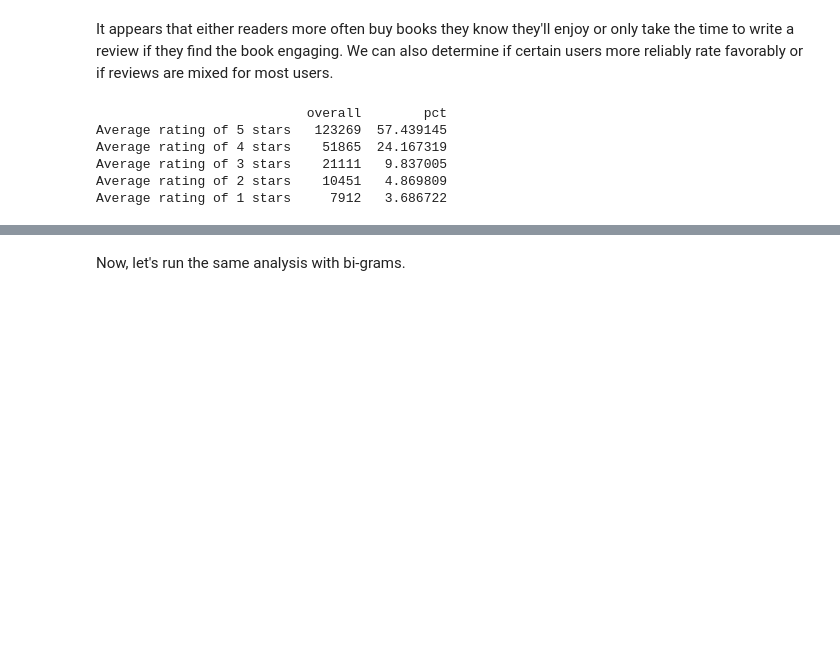
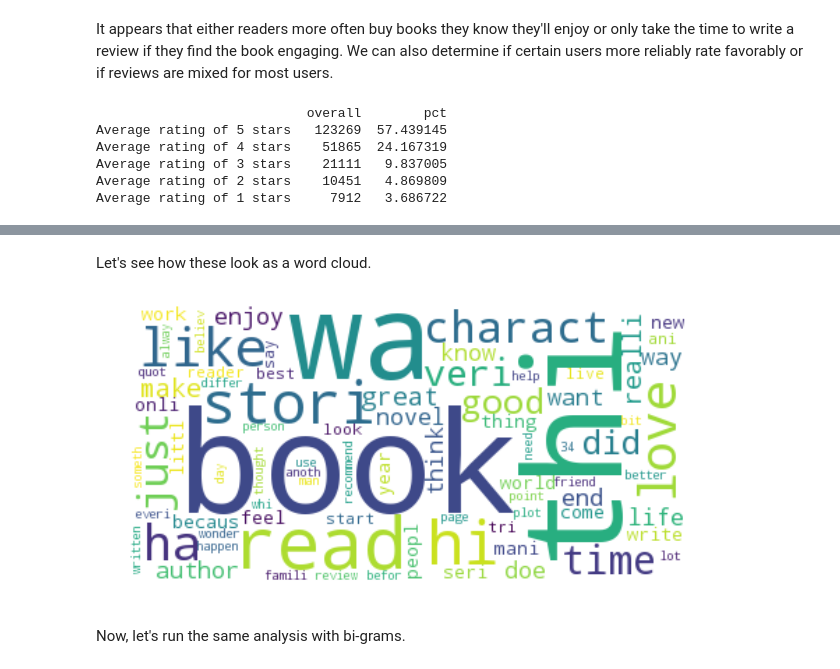
Before and after one commit to mdhanna/Amazon-Book-Reviews-NLP, a Jupyter notebook: Amazon Book Review NLP.ipynb, the cells around one changed output, grey strips where cells are left out. Cells and saved outputs as stored; diff of their text form; code cells hidden in the pictures; blank space fills up the shorter version.

```diff
--- a/Amazon Book Review NLP.ipynb
+++ b/Amazon Book Review NLP.ipynb
@@ -366,22 +372,23 @@ Next, we'll evaluate which words are most commonly used across all reviews.
 # %%
-from sklearn.feature_extraction.text import CountVectorizer
-import string
-import numpy as np
-from nltk import word_tokenize
-from nltk.stem.porter import PorterStemmer
-
 stemmer = PorterStemmer()
 def stem_tokens(tokens, stemmer):
+    """
+    Produces lemmatized tokens using provided stemmer.
+    """
     stemmed = []
     for item in tokens:
         stemmed.append(stemmer.stem(item))
     return stemmed
 
 def tokenize(text):
+    """
+    Tokenizes the text and returns stems of all tokens.
+    """
     tokens = word_tokenize(text)
     stems = stem_tokens(tokens, stemmer)
     return stems
 
+#Vectorize with maximum of 100 features using default stopwords and only looking for unigrams
 vect_one = CountVectorizer(max_features = 100, ngram_range = (1,1), stop_words = 'english', tokenizer = tokenize)
 one_gram = vect_one.fit_transform(reviews_df.full_text)
 X_one = one_gram.tocsc()
@@ -418,3 +436,17 @@ Feature is " great " with frequency 181004
+# %% [markdown]
+Let's see how these look as a word cloud.
+# %%
+from wordcloud import WordCloud
+
+d = dict(short)
+wordcloud = WordCloud(background_color = 'white')
+wordcloud.generate_from_frequencies(frequencies = d)
+plt.figure(figsize = (10,10))
+plt.imshow(wordcloud, interpolation="bilinear")
+plt.axis("off")
+plt.show()
+# %% [output]
+[figure, added]
 # %% [markdown]
 Now, let's run the same analysis with bi-grams.
 # %%
```
Also changed, not shown: parts of 81 cells of this notebook, 1 other file.
